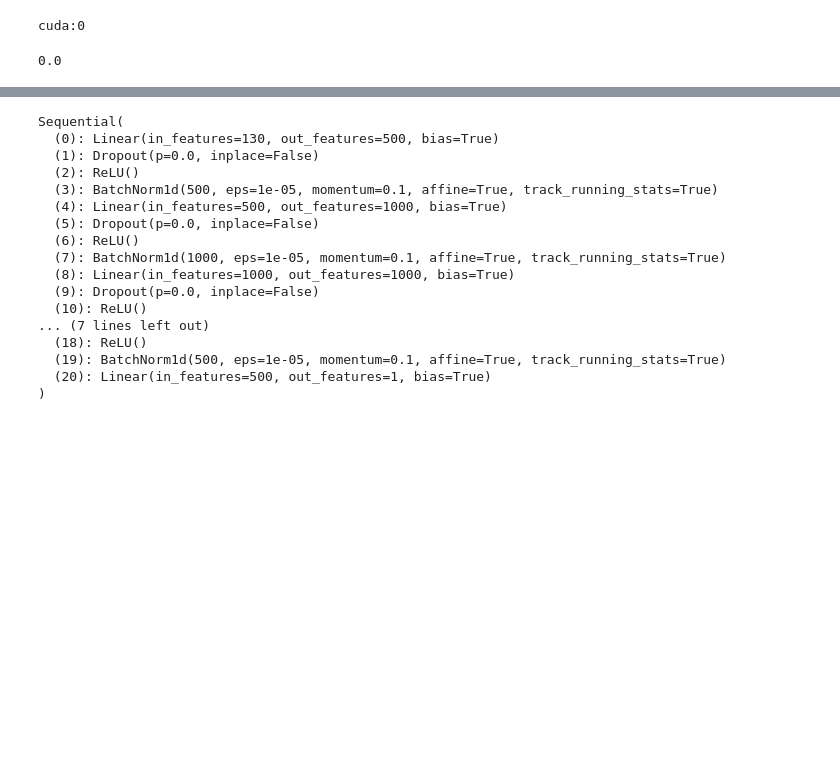
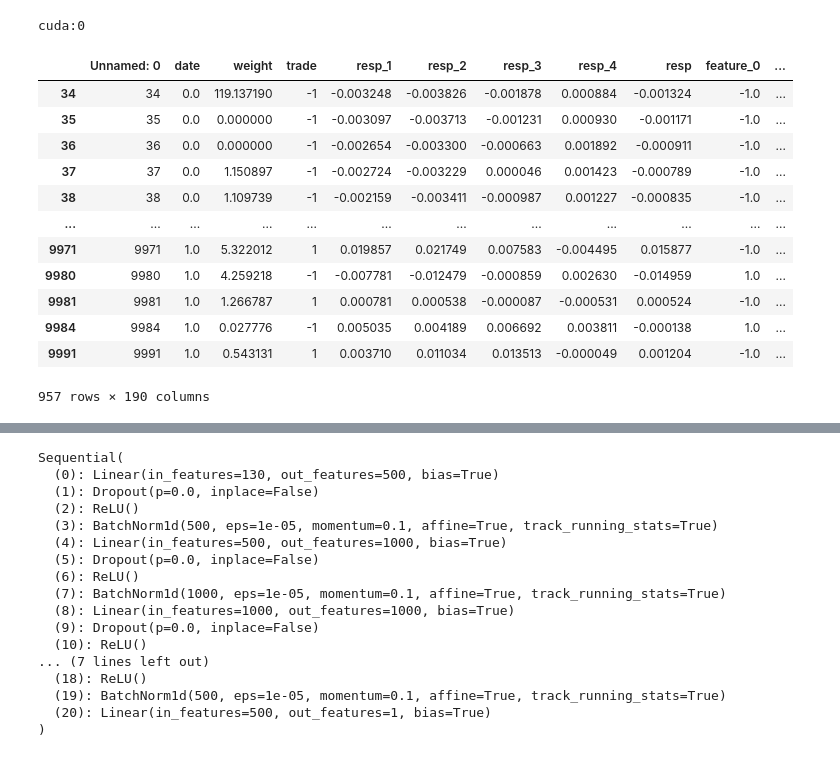
Before and after one commit to mcXrd/janestreet, a Jupyter notebook: janestreet_1.ipynb, the cells around one changed output, grey strips where cells are left out. Saved outputs shown, nothing was run; the diff lists cells and outputs as text; code cells hidden in the pictures; blank space fills up the shorter version.

```diff
--- a/janestreet_1.ipynb
+++ b/janestreet_1.ipynb
@@ -14,16 +14,29 @@ cuda:0
 # %%
 df = pd.read_csv("/home/vaclavmatejka/devel/janestreet/jane-street-market-prediction/encoded.csv", nrows=10000)
 #df.loc[400:,"enc_feature_0":"enc_feature_49"]
 #strip = 1 + df.shape[0] % 200
 #df.loc[:df.shape[0]-strip]
 #df["enc_feature_0", "feature_0"]
 df.insert(3, "trade", None)
 df.loc[df["resp"] <= 0, "trade"] = -1
 df.loc[df["resp"] > 0, "trade"] = 1
 #df = df[df["weight"] > 0]
 df["weight"].min()
+df.loc[df["resp"] * df["resp_4"] < 0]
 # %% [output]
+|  | Unnamed: 0 | date | weight | trade | resp_1 | resp_2 | resp_3 | resp_4 | resp | feature_0 | ... |
+| 34 | 34 | 0.0 | 119.137190 | -1 | -0.003248 | -0.003826 | -0.001878 | 0.000884 | -0.001324 | -1.0 | ... |
+| 35 | 35 | 0.0 | 0.000000 | -1 | -0.003097 | -0.003713 | -0.001231 | 0.000930 | -0.001171 | -1.0 | ... |
+| 36 | 36 | 0.0 | 0.000000 | -1 | -0.002654 | -0.003300 | -0.000663 | 0.001892 | -0.000911 | -1.0 | ... |
+| 37 | 37 | 0.0 | 1.150897 | -1 | -0.002724 | -0.003229 | 0.000046 | 0.001423 | -0.000789 | -1.0 | ... |
+| 38 | 38 | 0.0 | 1.109739 | -1 | -0.002159 | -0.003411 | -0.000987 | 0.001227 | -0.000835 | -1.0 | ... |
+| ... | ... | ... | ... | ... | ... | ... | ... | ... | ... | ... | ... |
+| 9971 | 9971 | 1.0 | 5.322012 | 1 | 0.019857 | 0.021749 | 0.007583 | -0.004495 | 0.015877 | -1.0 | ... |
+| 9980 | 9980 | 1.0 | 4.259218 | -1 | -0.007781 | -0.012479 | -0.000859 | 0.002630 | -0.014959 | 1.0 | ... |
+| 9981 | 9981 | 1.0 | 1.266787 | 1 | 0.000781 | 0.000538 | -0.000087 | -0.000531 | 0.000524 | -1.0 | ... |
+| 9984 | 9984 | 1.0 | 0.027776 | -1 | 0.005035 | 0.004189 | 0.006692 | 0.003811 | -0.000138 | 1.0 | ... |
+| 9991 | 9991 | 1.0 | 0.543131 | 1 | 0.003710 | 0.011034 | 0.013513 | -0.000049 | 0.001204 | -1.0 | ... |
-0.0
+957 rows × 190 columns
 # %%
 t = torch.tensor([1.0,2000.0,3.0])
 noise = torch.randn_like(t)
```
Also changed, not shown: parts of 7 cells of this notebook, 2 other files.
